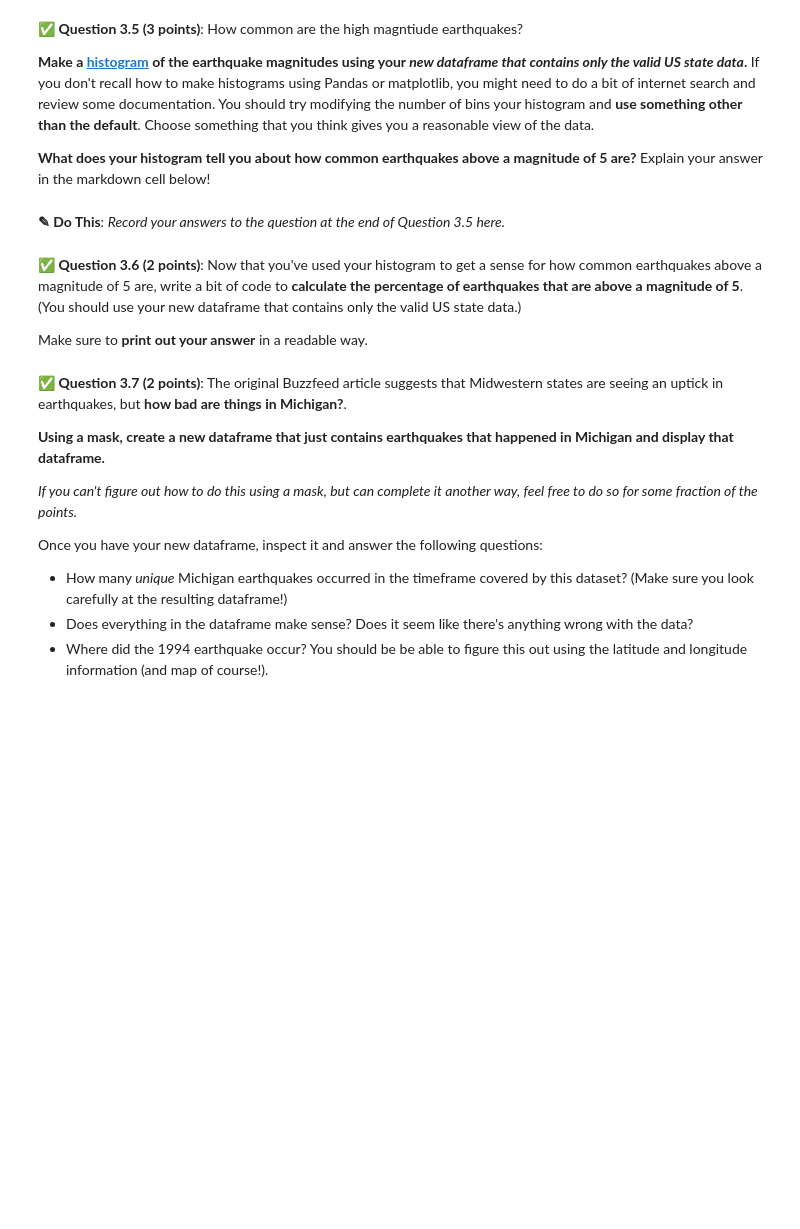
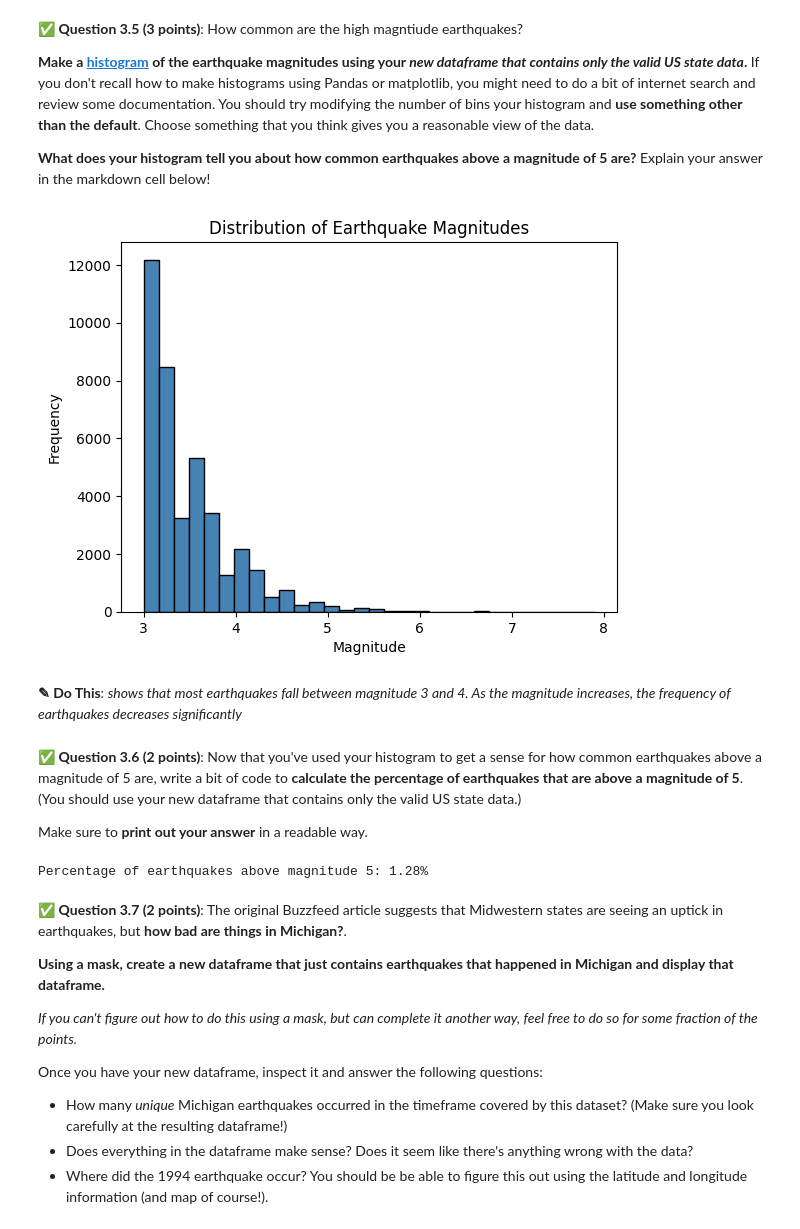
Before and after one commit to Nicolas0622/cmse202-s26-turnin, a Jupyter notebook: hw-01/HW-01_GitPracticeDebuggingPythonPackagesAndClasses-STUDENT.ipynb, the cells around one changed output. Cells and saved outputs as stored; diff of their text form; code cells hidden in the pictures; blank space fills up the shorter version.

```diff
--- a/hw-01/HW-01_GitPracticeDebuggingPythonPackagesAndClasses-STUDENT.ipynb
+++ b/hw-01/HW-01_GitPracticeDebuggingPythonPackagesAndClasses-STUDENT.ipynb
@@ -378,3 +407,5 @@ Does the resulting plot meet your expectations? Is there anything that surprises
 **Use this function to create a new dataframe that only contains the rows with a valid entry in the `state` column.**
 # %%
 ### Put your code here
+df_clean = df.dropna(subset=["state"])
+df_clean.head()
@@ -389,5 +425,15 @@ Does the resulting plot meet your expectations? Is there anything that surprises
-# %% [markdown]
-**<font size=+3>&#9998;</font> Do This**: *Record your answers to the question at the end of Question 3.5 here.*
+# %%
+### Put your code here
+plt.figure()
+plt.hist(df_clean["mag"], bins=30,color="steelblue", edgecolor="black")
+plt.xlabel("Magnitude")
+plt.ylabel("Frequency")
+plt.title("Distribution of Earthquake Magnitudes")
+plt.show()
+# %% [output]
+[figure, added]
+# %% [markdown]
+**<font size=+3>&#9998;</font> Do This**: *shows that most earthquakes fall between magnitude 3 and 4. As the magnitude increases, the frequency of earthquakes decreases significantly*
 # %% [markdown]
 &#9989; **Question 3.6 (2 points)**: Now that you've used your histogram to get a sense for how common earthquakes above a magnitude of 5 are, write a bit of code to **calculate the percentage of earthquakes that are above a magnitude of 5**. (You should use your new dataframe that contains only the valid US state data.)
 
@@ -397,3 +441,11 @@ Make sure to **print out your answer** in a readable way.
+# %%
+### Put your code here
+total_earthquakes = len(df_clean)
+above_5 = len(df_clean[df_clean["mag"] > 5])
+percentage_above_5 = (above_5 / total_earthquakes) * 100
+print(f"Percentage of earthquakes above magnitude 5: {percentage_above_5:.2f}%")
+# %% [output]
+Percentage of earthquakes above magnitude 5: 1.28%
 # %% [markdown]
 &#9989; **Question 3.7 (2 points)**: The original Buzzfeed article suggests that Midwestern states are seeing an uptick in earthquakes, but **how bad are things in Michigan?**.
 
```
Also changed, not shown: parts of 13 cells of this notebook.
